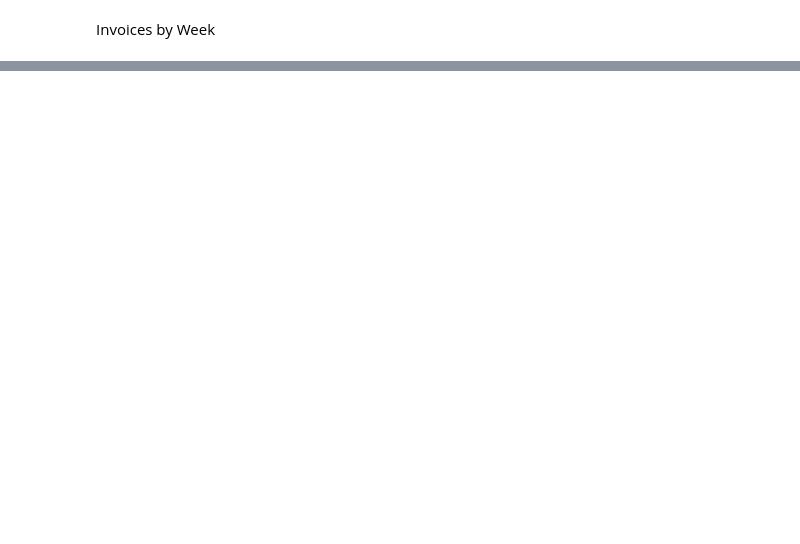
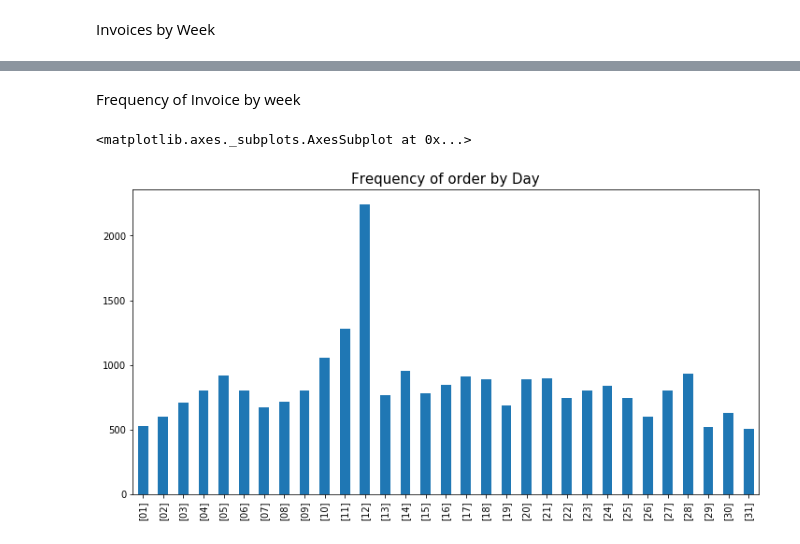
Before and after one commit to rahilshah10/IS, a Jupyter notebook: Zappos/Zappos.ipynb, the cells around one changed output, grey strips where cells are left out. Cells and saved outputs as stored; diff of their text form; code cells hidden in the pictures; blank space fills up the shorter version.

```diff
--- a/Zappos/Zappos.ipynb
+++ b/Zappos/Zappos.ipynb
@@ -408,0 +409,10 @@ I.value_counts().sort_index().plot.bar()
+# %% [markdown]
+Frequency of Invoice by week
+# %%
+plt.figure(figsize=(12,6))
+plt.title("Frequency of order by Day", fontsize=15)
+ID = ds.groupby(['InvoiceNo'])['Day'].unique()
+ID.value_counts().sort_index().plot.bar()
+# %% [output]
+<matplotlib.axes._subplots.AxesSubplot at 0x...>
+[figure, added]
```
Also changed, not shown: parts of 10 cells of this notebook.
